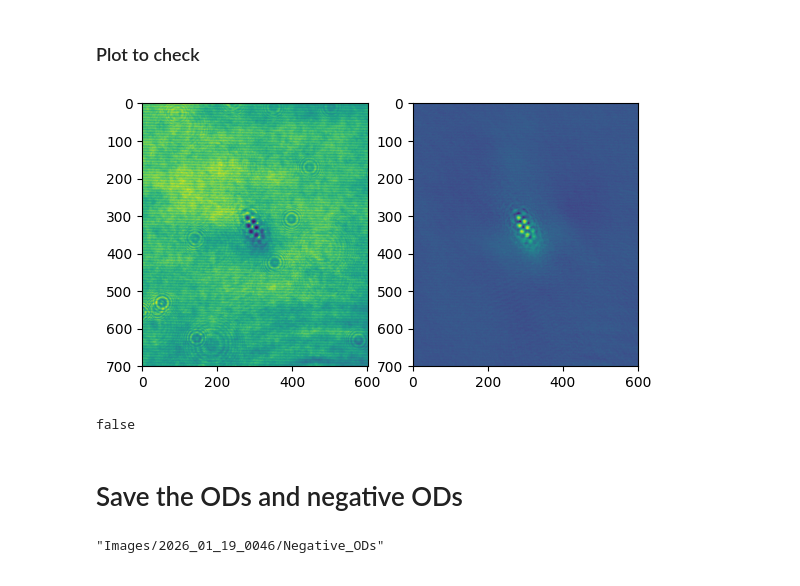
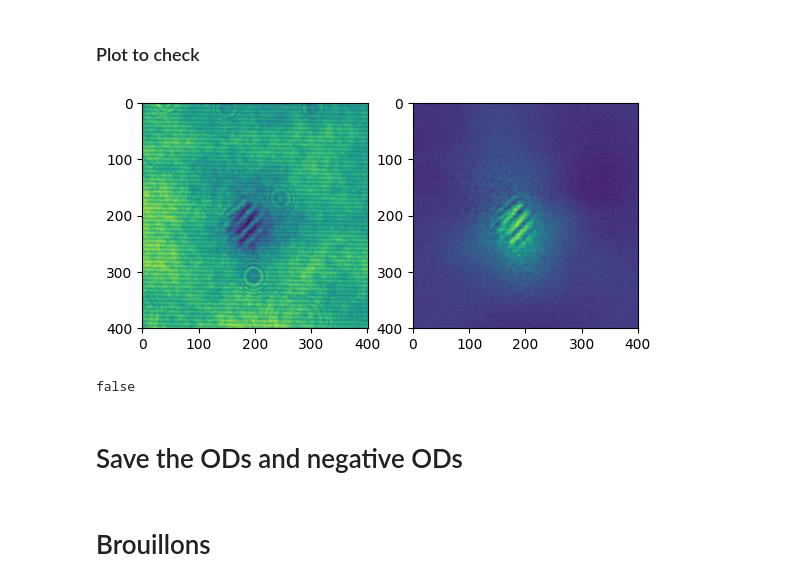
Before and after one commit to DolbeaultRemy/SR_droplets, a Jupyter notebook: Image_analysis/Crop_imgs.ipynb, the cells around one changed output. Cells and saved outputs as stored; diff of their text form; code cells hidden in the pictures.

```diff
--- a/Image_analysis/Crop_imgs.ipynb
+++ b/Image_analysis/Crop_imgs.ipynb
@@ -50,10 +51,15 @@ compute_OD_high_low_intensity (generic function with 2 methods)
 # %%
-pathdir = "Y:/TwoDGas/2026/01/19/0046"
-Sat = [0.004, 0.4, 1.7, 4.7, 10, 16.5, 23, 28.5, 33, 37.5] # Estimated saturation parameter
-I_set_value = [0.1:0.1:1;]
+# pathdir = "Y:/TwoDGas/2026/01/19/0047"
+pathdir = "Y:/TwoDGas/2026/02/06/0000"
+# Sat = [0.004, 0.4, 1.7, 4.7, 10, 16.5, 23, 28.5, 33, 37.5] # Estimated saturation parameter "Y:/TwoDGas/2026/01/19"
+# I_set_value = [0.1:0.1:1;] # "Y:/TwoDGas/2026/01/19"
+# I_set_value = [0.1:0.05:1;] # "Y:/StructuralPhaseTransition/2026/02/02/0000"
+# I_set_value = [0.1:0.05:1;] # "Y:/StructuralPhaseTransition/2026/02/02/0000"
 τ_exp = 5e-6 # In s
-x_crop = [1100:1700;]
-y_crop = [1750:2450;];
+# x_crop = [1100:1700;] # "Y:/TwoDGas/2026/01/19"
+# y_crop = [1750:2450;];
+x_crop = [1300:1700;] # "Y:/StructuralPhaseTransition/2026/02/02"
+y_crop = [1750:2150;];
 # %% [markdown]
 ### Load and crop the images
 # %%
@@ -62,4 +68,6 @@ if !isdir("Saved_exp_data")
 end
 # %%
 files_path = readdir(pathdir)
-Imgs_atoms_crop, Imgs_bkg_crop, Imgs_dark_crop, Intensities = load_crop_imgs(files_path, pathdir, x_crop, y_crop);
+Imgs_atoms_crop, Imgs_bkg_crop, Imgs_dark_crop, Intensities = load_crop_imgs(files_path, pathdir, x_crop, y_crop)
+idx_sorting_intensities = sortperm(Intensities)
+Imgs_atoms_crop, Imgs_bkg_crop, Imgs_dark_crop, Intensities = Imgs_atoms_crop[idx_sorting_intensities], Imgs_bkg_crop[idx_sorting_intensities], Imgs_dark_crop[idx_sorting_intensities], Intensities[idx_sorting_intensities];
@@ -65,0 +76,15 @@ Imgs_atoms_crop, Imgs_bkg_crop, Imgs_dark_crop, Intensities = load_crop_imgs(fil
+# %%
+Sat_old = [0.004, 0.4, 1.7, 4.7, 10, 16.5, 23, 28.5, 33, 37.5] # "Y:/TwoDGas/2026/01/19"
+I_set_value_old  = [0.1:0.1:1;] # "Y:/TwoDGas/2026/01/19"
+
+itp = interpolate((I_set_value_old,), Sat_old, Gridded(Linear()))
+Sat = itp.(Intensities)
+
+close("all")
+plot(I_set_value_old, Sat_old, marker="o", label="Exp pts")
+plot(Intensities, Sat, marker="o", markerfacecolor="none", label="Interpolation")
+xlabel(L"$I_{set}$ (A.U)")
+ylabel("Sat")
+legend()
+# pygui(true); show();
+pygui(false);
@@ -66,3 +93,5 @@ Imgs_atoms_crop, Imgs_bkg_crop, Imgs_dark_crop, Intensities = load_crop_imgs(fil
+# %%
+Sat = unique(Sat); # Remove duplciates
 # %% [markdown]
 ### Reorganize the data per datasets
 # %%
@@ -86,15 +117,15 @@ ODs_dataset = compute_OD_high_low_intensity(Imgs_atoms_crop_ds, Imgs_bkg_crop_ds
 # %% [markdown]
 ### Plot to check
 # %%
-i, j = 10, 4
+i, j = 19, 5
 
 close("all")
 fig, axs = subplots(1, 2)
 axs[1].imshow(Imgs_atoms_crop_ds[i, j, :, :])
 axs[2].imshow(ODs_dataset[i, j, :, :])
 pygui(false)
 # %% [output]
-[figure, old version]
+[figure, new version]
 false
 # %% [markdown]
 # Save the ODs and negative ODs
@@ -111,8 +142,6 @@ end
 if !isdir("Images/"*join(split(pathdir, "/")[3:end], "_")*"/Negative_ODs")
     mkdir("Images/"*join(split(pathdir, "/")[3:end], "_")*"/Negative_ODs")
 end
-# %% [output]
-"Images/2026_01_19_0046/Negative_ODs"
 # %%
 close("all")
 fig, axs = subplots()
@@ -147,3 +176,5 @@ for i in ProgressBar(1:size(ODs_dataset)[1])
     end
 end
 close("all")
+# %% [markdown]
+# Brouillons
```
Also changed, not shown: parts of 7 cells of this notebook, 29 other files.
